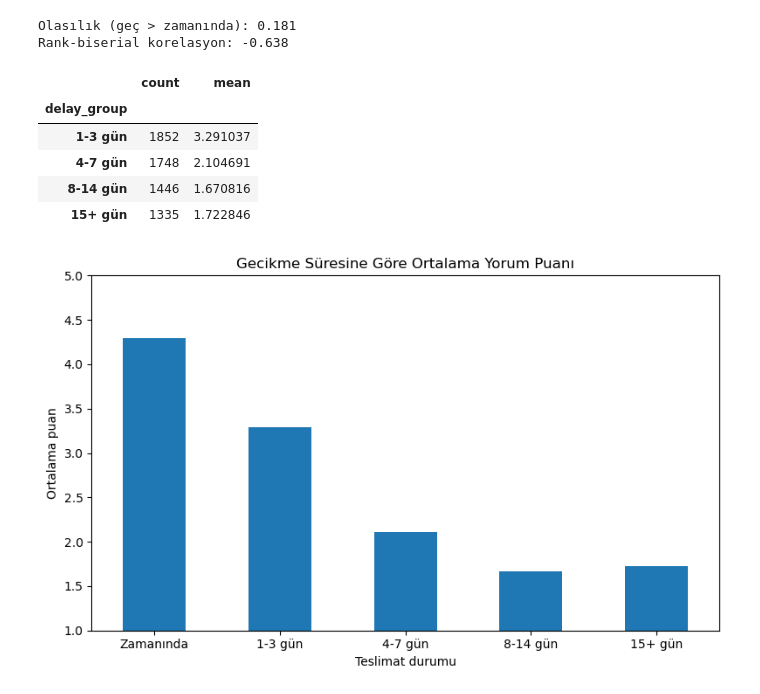
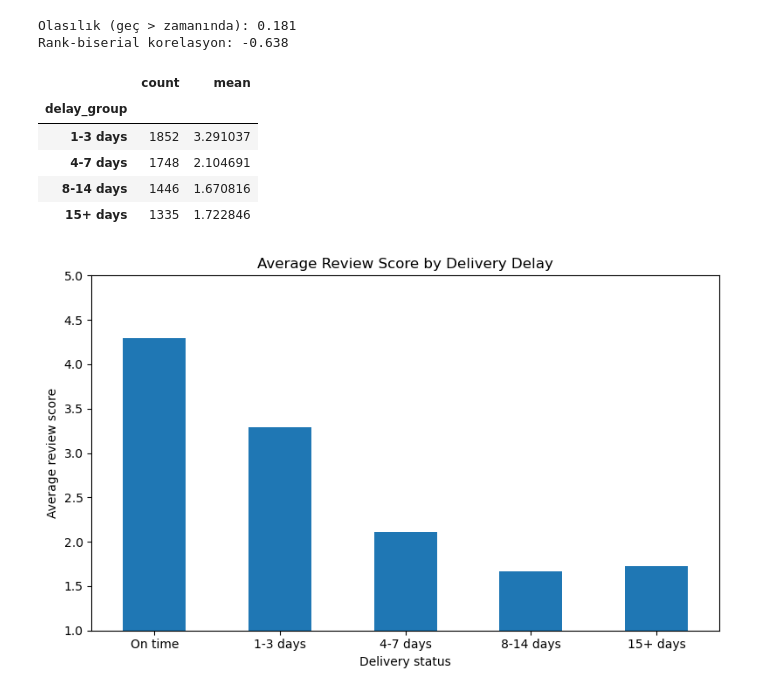
Before and after one commit to senamekikoglu/olist-delivery-satisfaction-analysis, a Jupyter notebook: notebooks/01_data_exploration.ipynb, the cells around one changed output. Drawn from its saved outputs; the diff is of its cells as text; code cells hidden in the pictures.

```diff
--- a/notebooks/01_data_exploration.ipynb
+++ b/notebooks/01_data_exploration.ipynb
@@ -182,31 +182,31 @@ late_df = df[df["delay_days"] > 0].copy()
 late_df["delay_group"] = pd.cut(
     late_df["delay_days"],
     bins=[0, 3, 7, 14, float("inf")],
-    labels=["1-3 gün", "4-7 gün", "8-14 gün", "15+ gün"]
+    labels=["1-3 days", "4-7 days", "8-14 days", "15+ days"]
 )
 
 late_df.groupby("delay_group", observed=True)["review_score"].agg(["count", "mean"])
 # %% [output]
 |  | count | mean |
 | delay_group |  |  |
-| 1-3 gün | 1852 | 3.291037 |
-| 4-7 gün | 1748 | 2.104691 |
-| 8-14 gün | 1446 | 1.670816 |
-| 15+ gün | 1335 | 1.722846 |
+| 1-3 days | 1852 | 3.291037 |
+| 4-7 days | 1748 | 2.104691 |
+| 8-14 days | 1446 | 1.670816 |
+| 15+ days | 1335 | 1.722846 |
 # %%
 summary = late_df.groupby("delay_group", observed=True)["review_score"].mean()
 on_time_mean = df.loc[~df["is_late"], "review_score"].mean()
 
-summary = pd.concat([pd.Series({"Zamanında": on_time_mean}), summary])
+summary = pd.concat([pd.Series({"On time": on_time_mean}), summary])
 
 summary.plot(kind="bar", figsize=(8, 5))
-plt.title("Gecikme Süresine Göre Ortalama Yorum Puanı")
-plt.xlabel("Teslimat durumu")
-plt.ylabel("Ortalama puan")
+plt.title("Average Review Score by Delivery Delay")
+plt.xlabel("Delivery status")
+plt.ylabel("Average review score")
 plt.xticks(rotation=0)
 plt.ylim(1, 5)
 plt.tight_layout()
 plt.savefig("../images/delay_vs_score.png", dpi=150)
 plt.show()
 # %% [output]
-[figure, old version]
+[figure, new version]
```
Also changed, not shown: parts of 1 cell of this notebook, 2 other files.
